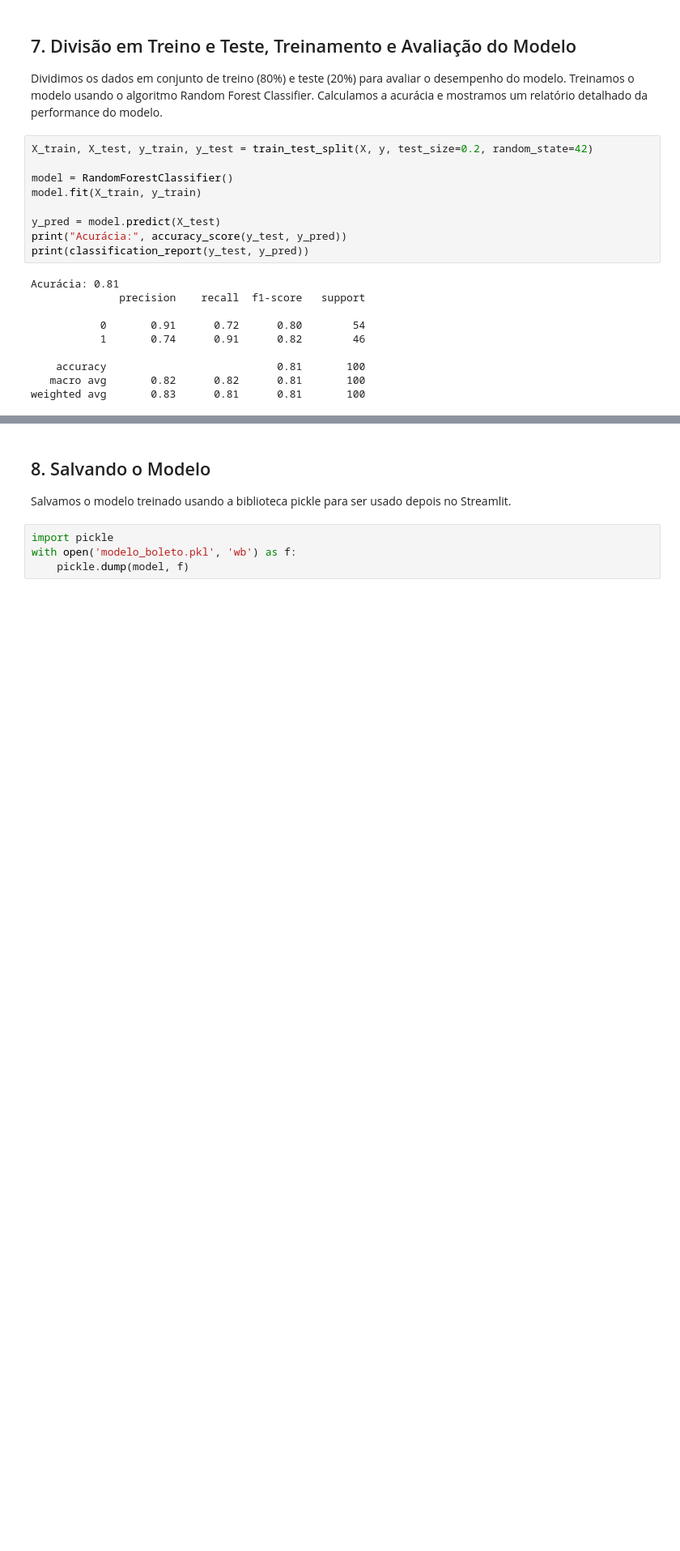
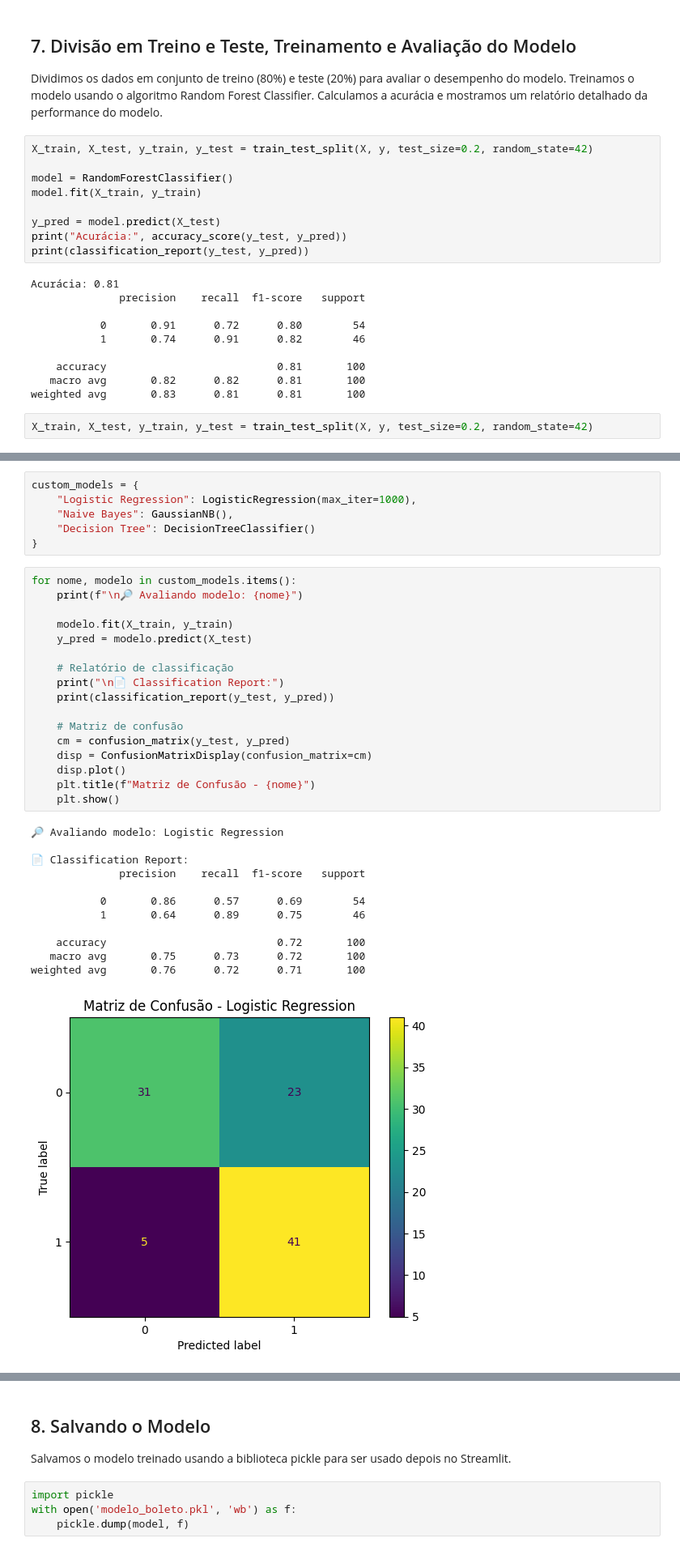
Before and after one commit to Matheuscroft/machine_learning_detecta_boletos, a Jupyter notebook: modelo_boletos_ML.ipynb, the cells around one changed output, grey strips where cells are left out. Shown at 81% size. Drawn from its saved outputs; the diff is of its cells as text; blank space fills up the shorter version.

```diff
--- a/modelo_boletos_ML.ipynb
+++ b/modelo_boletos_ML.ipynb
@@ -114,3 +115,5 @@ Acurácia: 0.81
     accuracy                           0.81       100
    macro avg       0.82      0.82      0.81       100
 weighted avg       0.83      0.81      0.81       100
+# %%
+X_train, X_test, y_train, y_test = train_test_split(X, y, test_size=0.2, random_state=42)
@@ -116,0 +132,36 @@ weighted avg       0.83      0.81      0.81       100
+# %%
+custom_models = {
+    "Logistic Regression": LogisticRegression(max_iter=1000),
+    "Naive Bayes": GaussianNB(),
+    "Decision Tree": DecisionTreeClassifier()
+}
+# %%
+for nome, modelo in custom_models.items():
+    print(f"\n🔎 Avaliando modelo: {nome}")
+
+    modelo.fit(X_train, y_train)
+    y_pred = modelo.predict(X_test)
+
+    # Relatório de classificação
+    print("\n📄 Classification Report:")
+    print(classification_report(y_test, y_pred))
+
+    # Matriz de confusão
+    cm = confusion_matrix(y_test, y_pred)
+    disp = ConfusionMatrixDisplay(confusion_matrix=cm)
+    disp.plot()
+    plt.title(f"Matriz de Confusão - {nome}")
+    plt.show()
+# %% [output]
+🔎 Avaliando modelo: Logistic Regression
+
+📄 Classification Report:
+              precision    recall  f1-score   support
+
+           0       0.86      0.57      0.69        54
+           1       0.64      0.89      0.75        46
+
+    accuracy                           0.72       100
+   macro avg       0.75      0.73      0.72       100
+weighted avg       0.76      0.72      0.71       100
+[figure, added]
```
Also changed, not shown: parts of 6 cells of this notebook, 13 other files.
